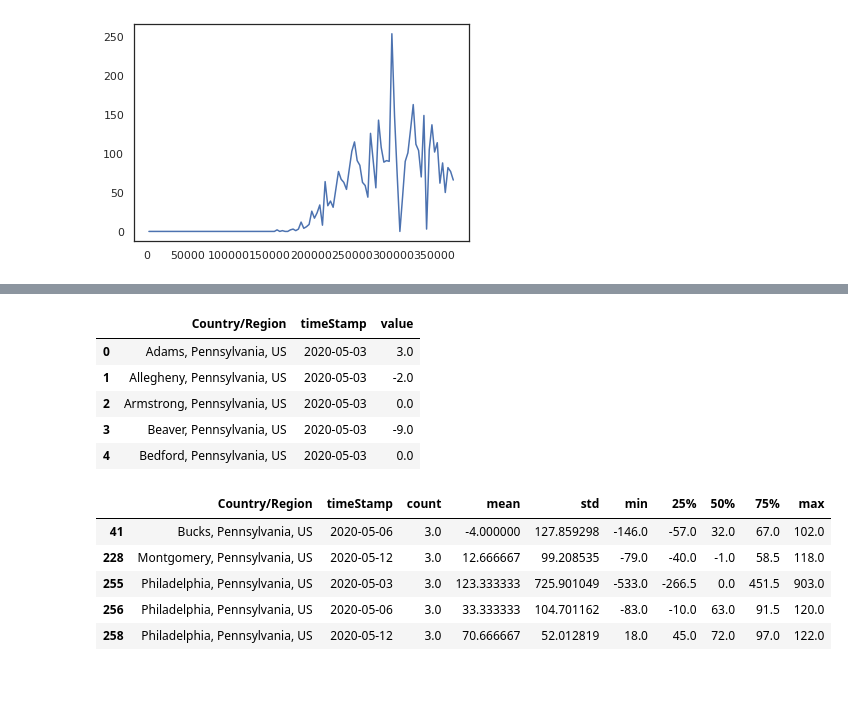
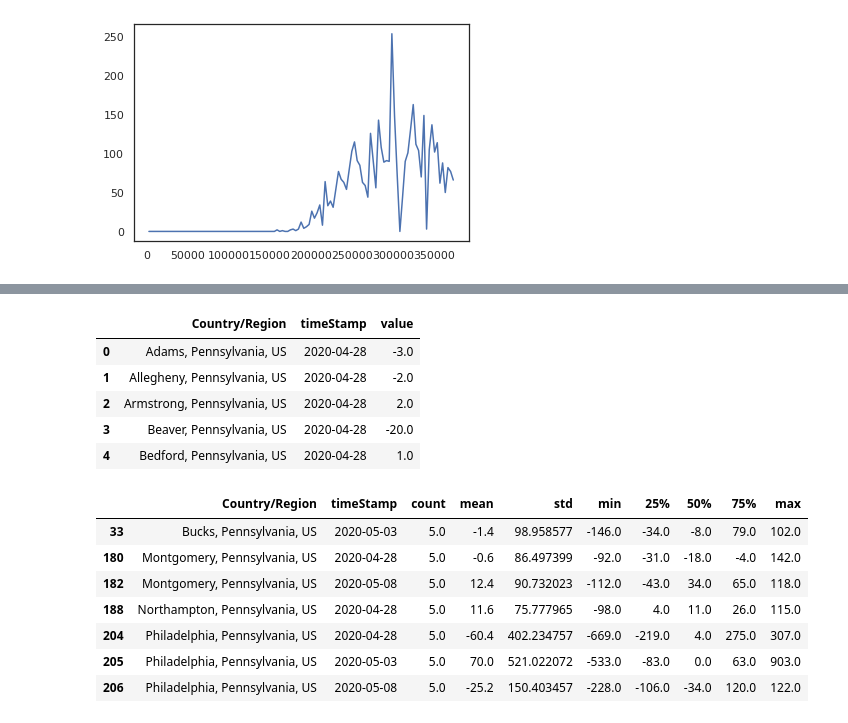
Before and after one commit to mchirico/COVID-19, a Jupyter notebook: COVID_19.ipynb, the cells around one changed output, grey strips where cells are left out. Drawn from its saved outputs; the diff is of its cells as text; code cells hidden in the pictures; blank space fills up the shorter version.

```diff
--- a/COVID_19.ipynb
+++ b/COVID_19.ipynb
@@ -162,7 +162,7 @@ for region in regions:
 # %% [output]
 [figure]
 # %%
-delta_days = 15
+delta_days = 20
 
 from datetime import date, timedelta
 dt = date.today() - timedelta(delta_days)
@@ -211,28 +205,29 @@ pp.diff(axis=1)
 # %%
 t = pp.diff(axis=1).reset_index()
 m=pd.melt(t, id_vars=['Country/Region'], value_vars=t.columns[2::])
-#m.columns = ['Country/Region', 'timeStamp',  'value']
-#m['timeStamp'] = m['timeStamp'].apply(lambda x: datetime.strptime(x,'%m/%d/%y'))
+
 m.head()
 # %% [output]
 |  | Country/Region | timeStamp | value |
-| 0 | Adams, Pennsylvania, US | 2020-05-03 | 3.0 |
-| 1 | Allegheny, Pennsylvania, US | 2020-05-03 | -2.0 |
-| 2 | Armstrong, Pennsylvania, US | 2020-05-03 | 0.0 |
-| 3 | Beaver, Pennsylvania, US | 2020-05-03 | -9.0 |
-| 4 | Bedford, Pennsylvania, US | 2020-05-03 | 0.0 |
+| 0 | Adams, Pennsylvania, US | 2020-04-28 | -3.0 |
+| 1 | Allegheny, Pennsylvania, US | 2020-04-28 | -2.0 |
+| 2 | Armstrong, Pennsylvania, US | 2020-04-28 | 2.0 |
+| 3 | Beaver, Pennsylvania, US | 2020-04-28 | -20.0 |
+| 4 | Bedford, Pennsylvania, US | 2020-04-28 | 1.0 |
 # %%
-r = m.groupby(['Country/Region', pd.Grouper(key='timeStamp', freq='3d')]).describe()
+r = m.groupby(['Country/Region', pd.Grouper(key='timeStamp', freq='5d')]).describe()
 r = r.reset_index()
 r.columns = r.columns.get_level_values(0)
 new_index = ['Country/Region', 'timeStamp', 'count',	'mean',	'std',	'min',	'25%',	'50%',	'75%',	'max']
 r.columns = new_index
-r
+
 r[r['max'] > 100]
 # %% [output]
 |  | Country/Region | timeStamp | count | mean | std | min | 25% | 50% | 75% | max |
-| 41 | Bucks, Pennsylvania, US | 2020-05-06 | 3.0 | -4.000000 | 127.859298 | -146.0 | -57.0 | 32.0 | 67.0 | 102.0 |
-| 228 | Montgomery, Pennsylvania, US | 2020-05-12 | 3.0 | 12.666667 | 99.208535 | -79.0 | -40.0 | -1.0 | 58.5 | 118.0 |
-| 255 | Philadelphia, Pennsylvania, US | 2020-05-03 | 3.0 | 123.333333 | 725.901049 | -533.0 | -266.5 | 0.0 | 451.5 | 903.0 |
-| 256 | Philadelphia, Pennsylvania, US | 2020-05-06 | 3.0 | 33.333333 | 104.701162 | -83.0 | -10.0 | 63.0 | 91.5 | 120.0 |
-| 258 | Philadelphia, Pennsylvania, US | 2020-05-12 | 3.0 | 70.666667 | 52.012819 | 18.0 | 45.0 | 72.0 | 97.0 | 122.0 |
+| 33 | Bucks, Pennsylvania, US | 2020-05-03 | 5.0 | -1.4 | 98.958577 | -146.0 | -34.0 | -8.0 | 79.0 | 102.0 |
+| 180 | Montgomery, Pennsylvania, US | 2020-04-28 | 5.0 | -0.6 | 86.497399 | -92.0 | -31.0 | -18.0 | -4.0 | 142.0 |
+| 182 | Montgomery, Pennsylvania, US | 2020-05-08 | 5.0 | 12.4 | 90.732023 | -112.0 | -43.0 | 34.0 | 65.0 | 118.0 |
+| 188 | Northampton, Pennsylvania, US | 2020-04-28 | 5.0 | 11.6 | 75.777965 | -98.0 | 4.0 | 11.0 | 26.0 | 115.0 |
+| 204 | Philadelphia, Pennsylvania, US | 2020-04-28 | 5.0 | -60.4 | 402.234757 | -669.0 | -219.0 | 4.0 | 275.0 | 307.0 |
+| 205 | Philadelphia, Pennsylvania, US | 2020-05-03 | 5.0 | 70.0 | 521.022072 | -533.0 | -83.0 | 0.0 | 63.0 | 903.0 |
+| 206 | Philadelphia, Pennsylvania, US | 2020-05-08 | 5.0 | -25.2 | 150.403457 | -228.0 | -106.0 | -34.0 | 120.0 | 122.0 |
```
Also changed, not shown: parts of 30 cells of this notebook.
